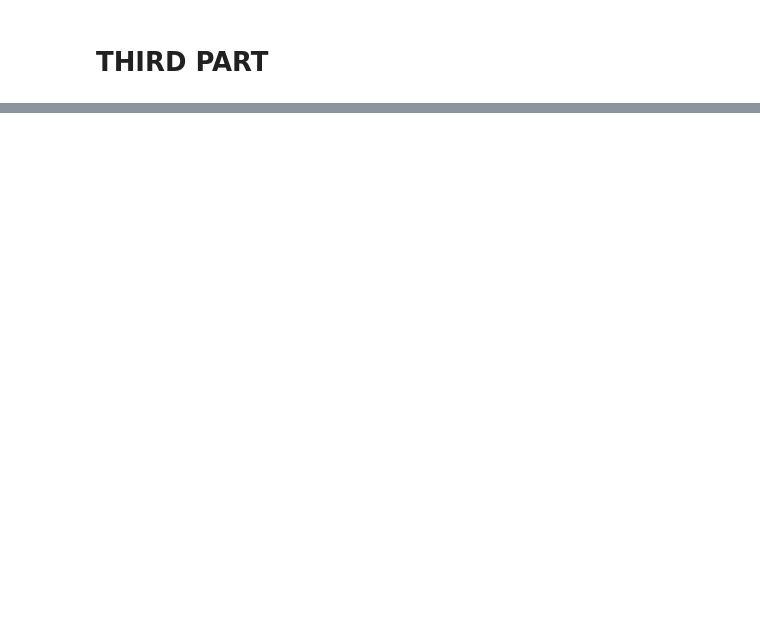
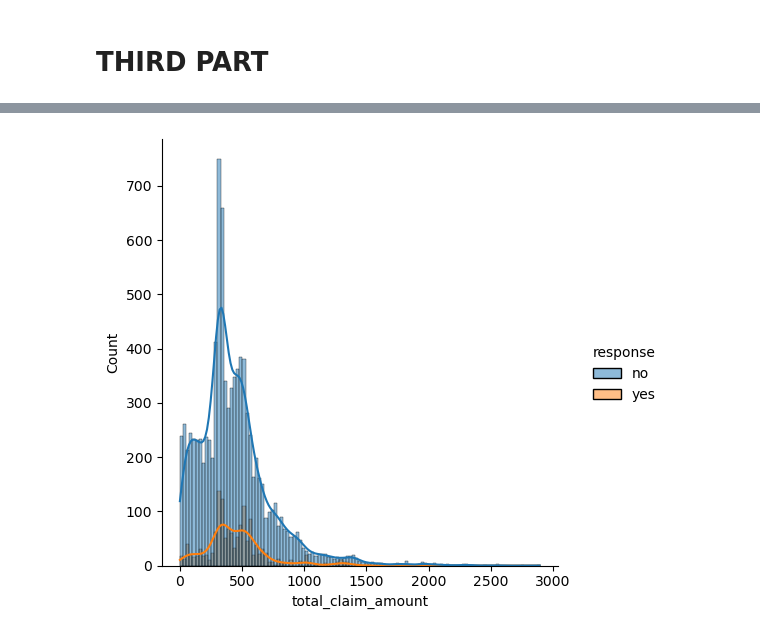
Before and after one commit to poppynevinadley/IronhackLabs, a Jupyter notebook: Jupyter Labs/WEEK ONE/Case Study Lab - Insurance Company.ipynb, the cells around one changed output, grey strips where cells are left out. Drawn from its saved outputs; the diff is of its cells as text; code cells hidden in the pictures; blank space fills up the shorter version.

```diff
--- a/Jupyter Labs/WEEK ONE/Case Study Lab - Insurance Company.ipynb
+++ b/Jupyter Labs/WEEK ONE/Case Study Lab - Insurance Company.ipynb
@@ -690,0 +706,3 @@ ca_df['state'] = ca_df['state'].replace('California', "West Region")
+# %%
+file3 = pd.read_csv('./Data/Data_Marketing_Customer_Analysis_Round3.csv')
+file3.head()
@@ -690,0 +851,4 @@ ca_df['state'] = ca_df['state'].replace('California', "West Region")
+# %%
+from statsmodels.graphics.mosaicplot import mosaic
+plt.rcParams['font.size'] = 14.0
+_=mosaic(categorical, ['response', 'sales_channel'])
@@ -690,0 +863,4 @@ ca_df['state'] = ca_df['state'].replace('California', "West Region")
+# %%
+fg7 = sns.displot(x='total_claim_amount', hue = 'response', data=file3, kde=True)
+# %% [output]
+[figure, added]
```
Also changed, not shown: parts of 87 cells of this notebook.
